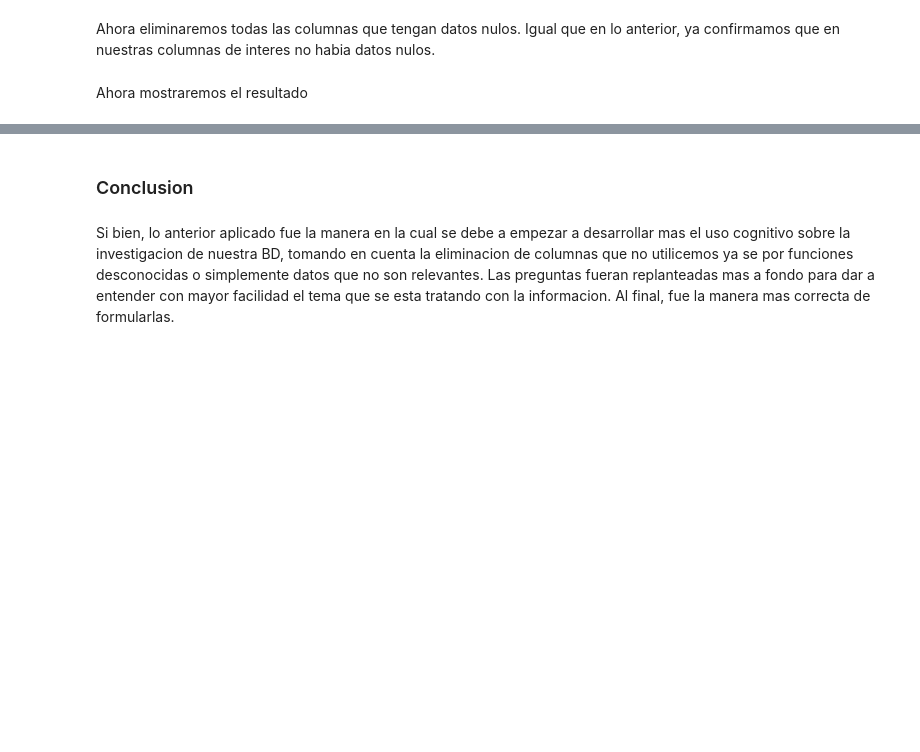
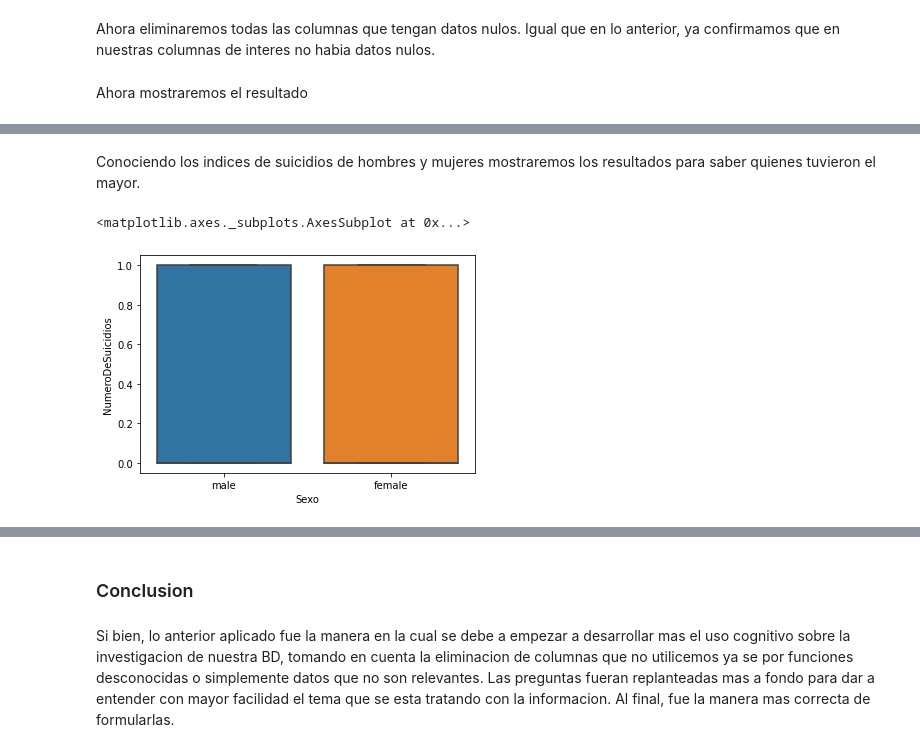
Before and after one commit to Mar98k/Min, a Jupyter notebook: PROYECTO MINERIA/AVANCE-PRACTICA-1-EN-EQUIPO.ipynb, the cells around one changed output, grey strips where cells are left out. Drawn from its saved outputs; the diff is of its cells as text; code cells hidden in the pictures; blank space fills up the shorter version.

```diff
--- a/PROYECTO MINERIA/AVANCE-PRACTICA-1-EN-EQUIPO.ipynb
+++ b/PROYECTO MINERIA/AVANCE-PRACTICA-1-EN-EQUIPO.ipynb
@@ -174,0 +188,13 @@ df.groupby('Generacion').sum()
+# %% [markdown]
+Conociendo los indices de suicidios de hombres y mujeres mostraremos los resultados para saber quienes tuvieron el mayor.
+# %%
+df = df[df.NumeroDeSuicidios.isin(df.NumeroDeSuicidios.value_counts().head(2).index)]
+
+sns.boxplot(
+    x='Sexo',
+    y='NumeroDeSuicidios',
+    data=df
+)
+# %% [output]
+<matplotlib.axes._subplots.AxesSubplot at 0x...>
+[figure, added]
```
Also changed, not shown: parts of 21 cells of this notebook.
